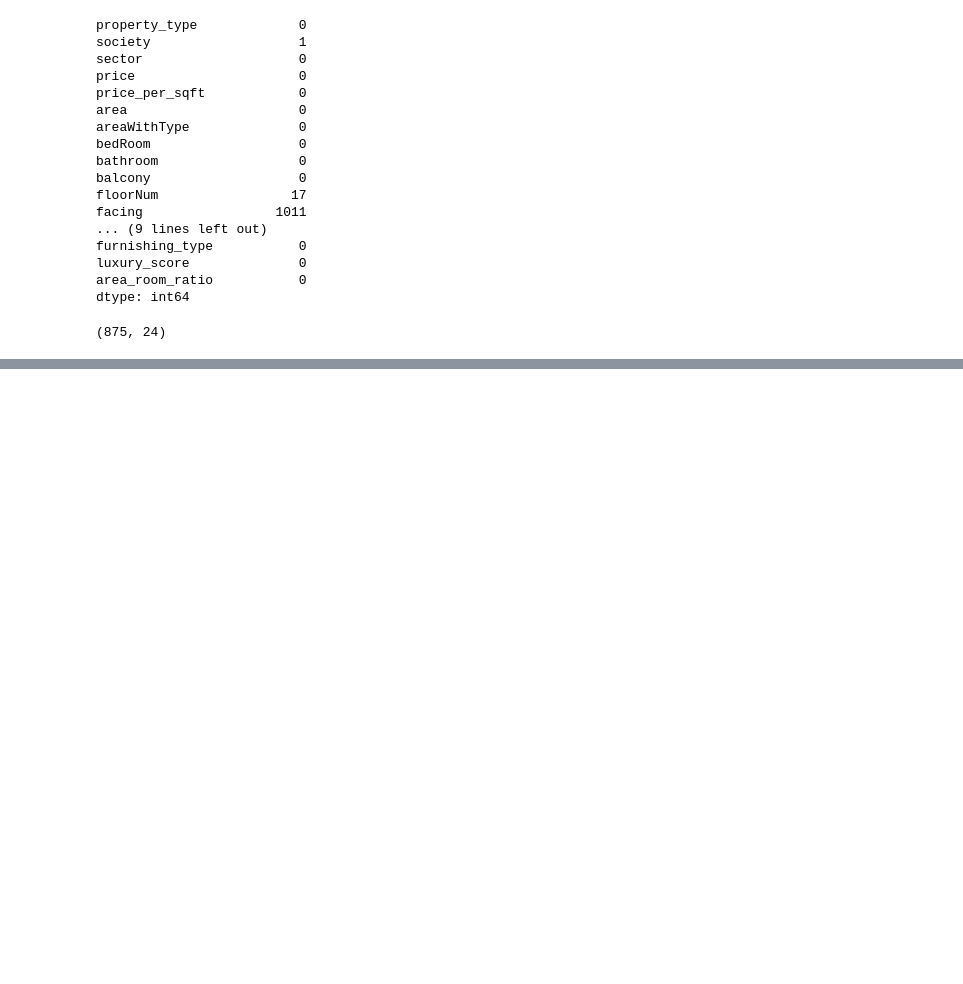
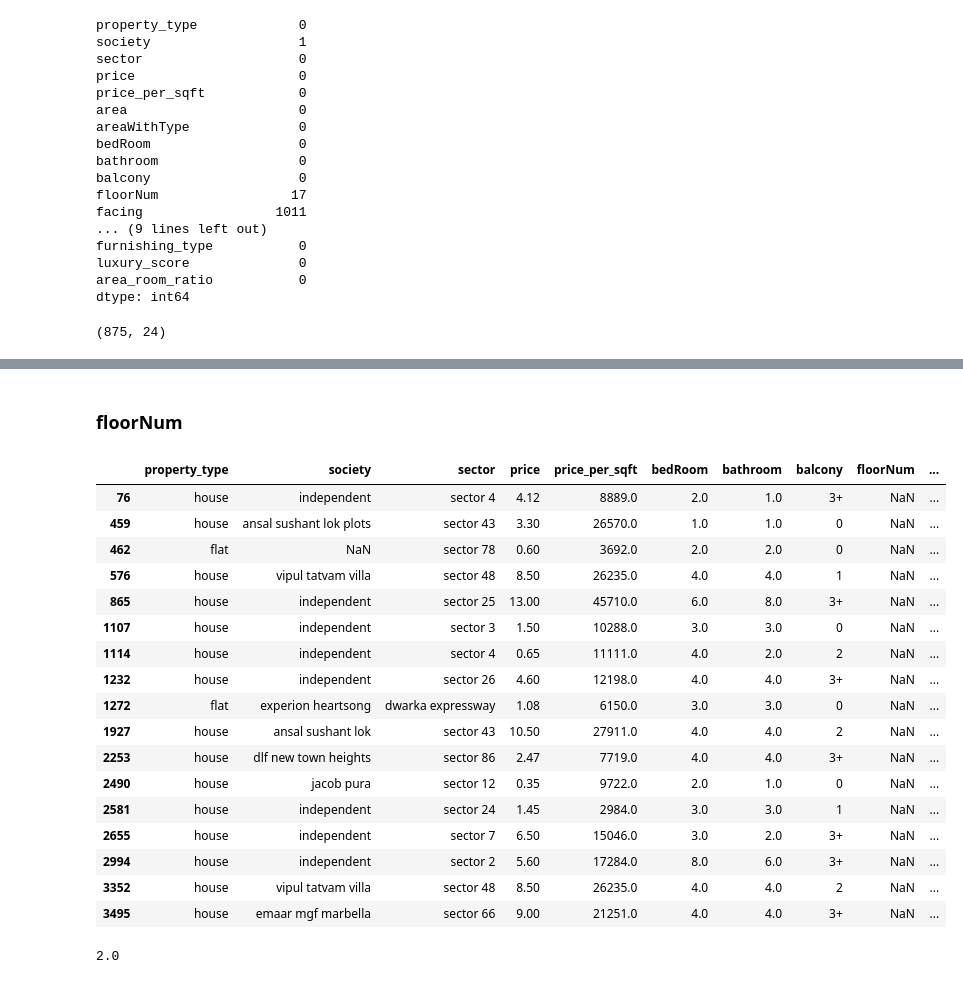
Before and after one commit to samirKeshwani2201/Real-Estate-Project, a Jupyter notebook: missing-value-imputation.ipynb, the cells around one changed output, grey strips where cells are left out. Drawn from its saved outputs; the diff is of its cells as text; code cells hidden in the pictures; blank space fills up the shorter version.

```diff
--- a/missing-value-imputation.ipynb
+++ b/missing-value-imputation.ipynb
@@ -134,0 +288,27 @@ sb_df.shape
+# %% [markdown]
+### floorNum
+# %%
+df[df['floorNum'].isnull()]
+# %% [output]
+|  | property_type | society | sector | price | price_per_sqft | bedRoom | bathroom | balcony | floorNum | ... |
+| 76 | house | independent | sector 4 | 4.12 | 8889.0 | 2.0 | 1.0 | 3+ | NaN | ... |
+| 459 | house | ansal sushant lok plots | sector 43 | 3.30 | 26570.0 | 1.0 | 1.0 | 0 | NaN | ... |
+| 462 | flat | NaN | sector 78 | 0.60 | 3692.0 | 2.0 | 2.0 | 0 | NaN | ... |
+| 576 | house | vipul tatvam villa | sector 48 | 8.50 | 26235.0 | 4.0 | 4.0 | 1 | NaN | ... |
+| 865 | house | independent | sector 25 | 13.00 | 45710.0 | 6.0 | 8.0 | 3+ | NaN | ... |
+| 1107 | house | independent | sector 3 | 1.50 | 10288.0 | 3.0 | 3.0 | 0 | NaN | ... |
+| 1114 | house | independent | sector 4 | 0.65 | 11111.0 | 4.0 | 2.0 | 2 | NaN | ... |
+| 1232 | house | independent | sector 26 | 4.60 | 12198.0 | 4.0 | 4.0 | 3+ | NaN | ... |
+| 1272 | flat | experion heartsong | dwarka expressway | 1.08 | 6150.0 | 3.0 | 3.0 | 0 | NaN | ... |
+| 1927 | house | ansal sushant lok | sector 43 | 10.50 | 27911.0 | 4.0 | 4.0 | 2 | NaN | ... |
+| 2253 | house | dlf new town heights | sector 86 | 2.47 | 7719.0 | 4.0 | 4.0 | 3+ | NaN | ... |
+| 2490 | house | jacob pura | sector 12 | 0.35 | 9722.0 | 2.0 | 1.0 | 0 | NaN | ... |
+| 2581 | house | independent | sector 24 | 1.45 | 2984.0 | 3.0 | 3.0 | 1 | NaN | ... |
+| 2655 | house | independent | sector 7 | 6.50 | 15046.0 | 3.0 | 2.0 | 3+ | NaN | ... |
+| 2994 | house | independent | sector 2 | 5.60 | 17284.0 | 8.0 | 6.0 | 3+ | NaN | ... |
+| 3352 | house | vipul tatvam villa | sector 48 | 8.50 | 26235.0 | 4.0 | 4.0 | 2 | NaN | ... |
+| 3495 | house | emaar mgf marbella | sector 66 | 9.00 | 21251.0 | 4.0 | 4.0 | 3+ | NaN | ... |
+# %%
+df[df['property_type']=='house']['floorNum'].median()
+# %% [output]
+2.0
```
Also changed, not shown: parts of 48 cells of this notebook, 1 other file.
